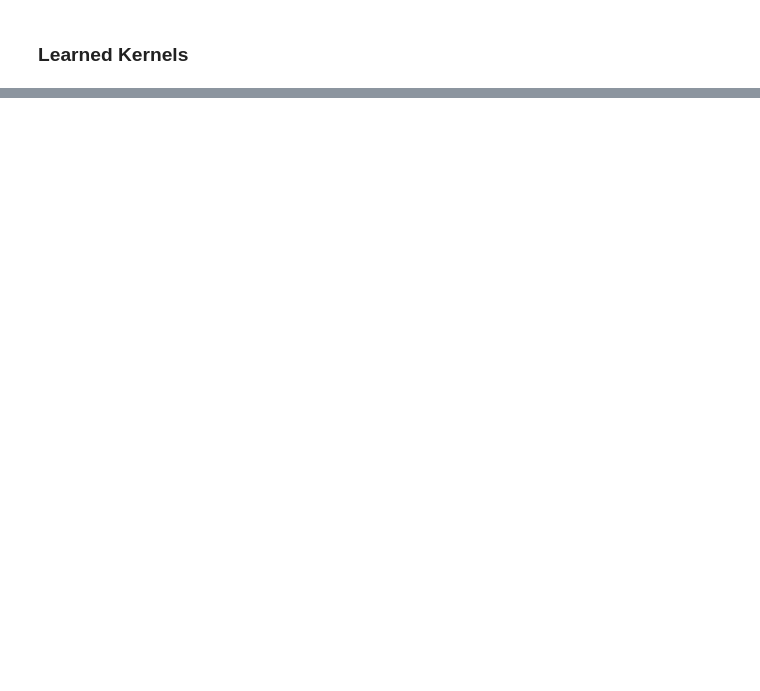
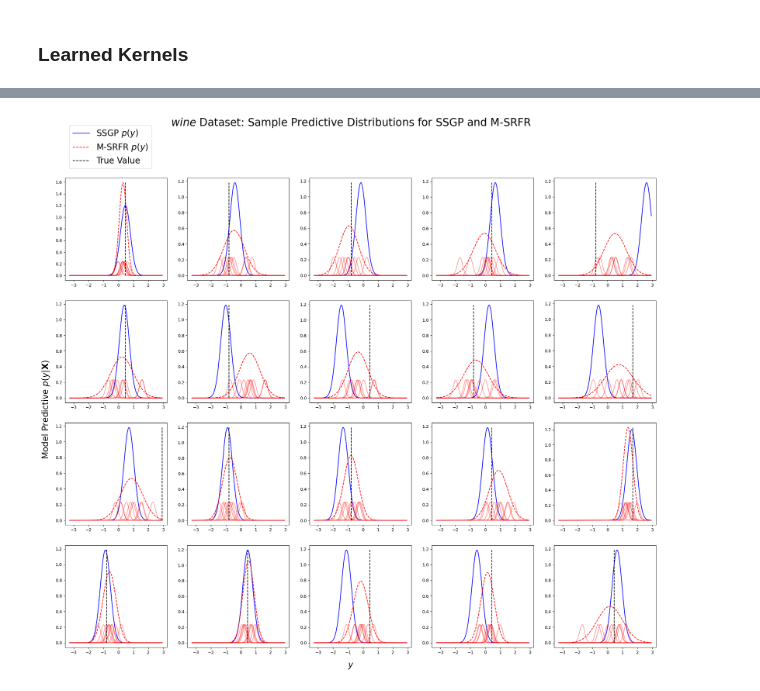
Before and after one commit to houstonwarren/m-srfr, a Jupyter notebook: experiments/wine/wine.ipynb, the cells around one changed output, grey strips where cells are left out. Cells and saved outputs as stored; diff of their text form; code cells hidden in the pictures; blank space fills up the shorter version.

```diff
--- a/experiments/wine/wine.ipynb
+++ b/experiments/wine/wine.ipynb
@@ -674,0 +551,11 @@ mix_gp_mus.shape
+# %%
+plot_key = jax.random.PRNGKey(2024)
+plot_bounds = jnp.array([y.min(), y.max()])
+pred_plot = plot_mixture_preds(
+    single_dist, mixture_dist, y_test, n=20,
+    key=plot_key, standardize=False, bounds=plot_bounds,
+    title="$\\it{wine}$ Dataset: Sample Predictive Distributions for SSGP and M-SRFR"
+)
+pred_plot.savefig("wine_preds.pdf", bbox_inches="tight", dpi=300, format="pdf")
+# %% [output]
+[figure, added]
```
Also changed, not shown: parts of 32 cells of this notebook, 15 other files.
